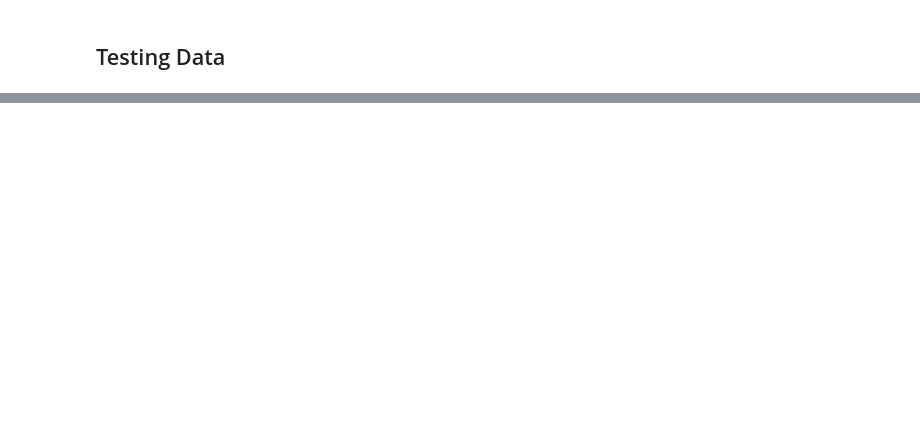
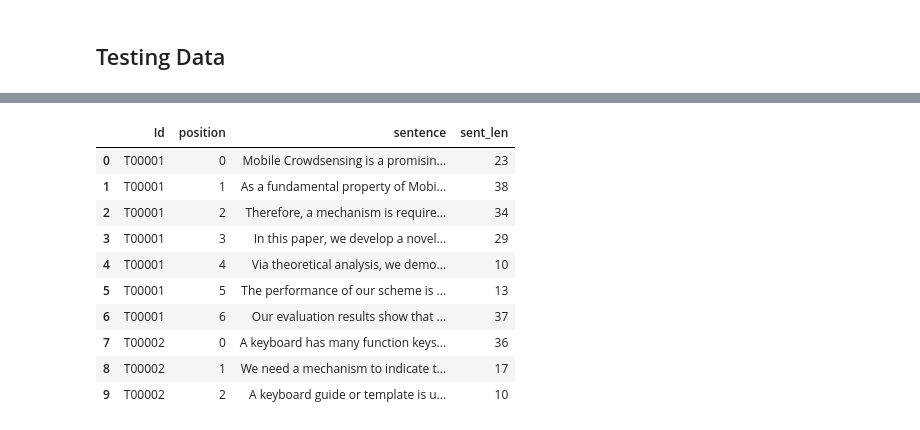
Before and after one commit to TanShengRong/Cheetah, a Jupyter notebook: RNN.ipynb, the cells around one changed output, grey strips where cells are left out. Cells and saved outputs as stored; diff of their text form; code cells hidden in the pictures; blank space fills up the shorter version.

Commit message:
testing data

```diff
--- a/RNN.ipynb
+++ b/RNN.ipynb
@@ -768,0 +788,6 @@ Name: label, Length: 10865, dtype: object
+# %%
+# (sentence, position_in_abstract, categories)
+sent_dic = [(s, idx, df['Id'].values[index])
+            for index, sent in enumerate(df['sent'].values)
+            for idx, s in enumerate(sent)]
+sent_dic[0]
@@ -768,0 +804,11 @@ Name: label, Length: 10865, dtype: object
+# %%
+sent_dict = dict()
+for snt, ind, sid in sent_dic:
+    if sid not in sent_dict:
+        sent_dict.update({sid:[(ind, snt)]})
+    else:
+        sent_dict[sid].append((ind, snt))
+# %%
+df_words = pd.DataFrame([(k, v[0], v[1]) for k,vlst in sent_dict.items() for v in vlst ],
+                        columns=['Id', 'position', 'sentence'])
+df_words.head(10)
@@ -768,0 +827,16 @@ Name: label, Length: 10865, dtype: object
+# %%
+df_words['sent_len'] = df_words['sentence'].apply(lambda x: len(x.split(' ')))
+# %%
+df_words.head(10)
+# %% [output]
+|  | Id | position | sentence | sent_len |
+| 0 | T00001 | 0 | Mobile Crowdsensing is a promisin... | 23 |
+| 1 | T00001 | 1 | As a fundamental property of Mobi... | 38 |
+| 2 | T00001 | 2 | Therefore, a mechanism is require... | 34 |
+| 3 | T00001 | 3 | In this paper, we develop a novel... | 29 |
+| 4 | T00001 | 4 | Via theoretical analysis, we demo... | 10 |
+| 5 | T00001 | 5 | The performance of our scheme is ... | 13 |
+| 6 | T00001 | 6 | Our evaluation results show that ... | 37 |
+| 7 | T00002 | 0 | A keyboard has many function keys... | 36 |
+| 8 | T00002 | 1 | We need a mechanism to indicate t... | 17 |
+| 9 | T00002 | 2 | A keyboard guide or template is u... | 10 |
```
Also changed, not shown: parts of 10 cells of this notebook, 1 other file.
